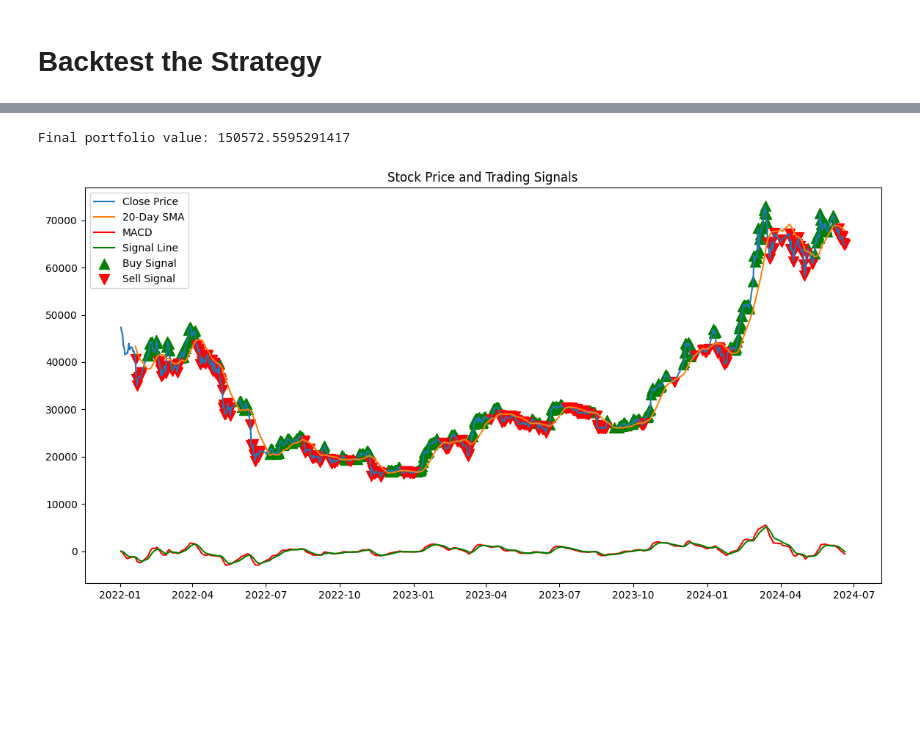
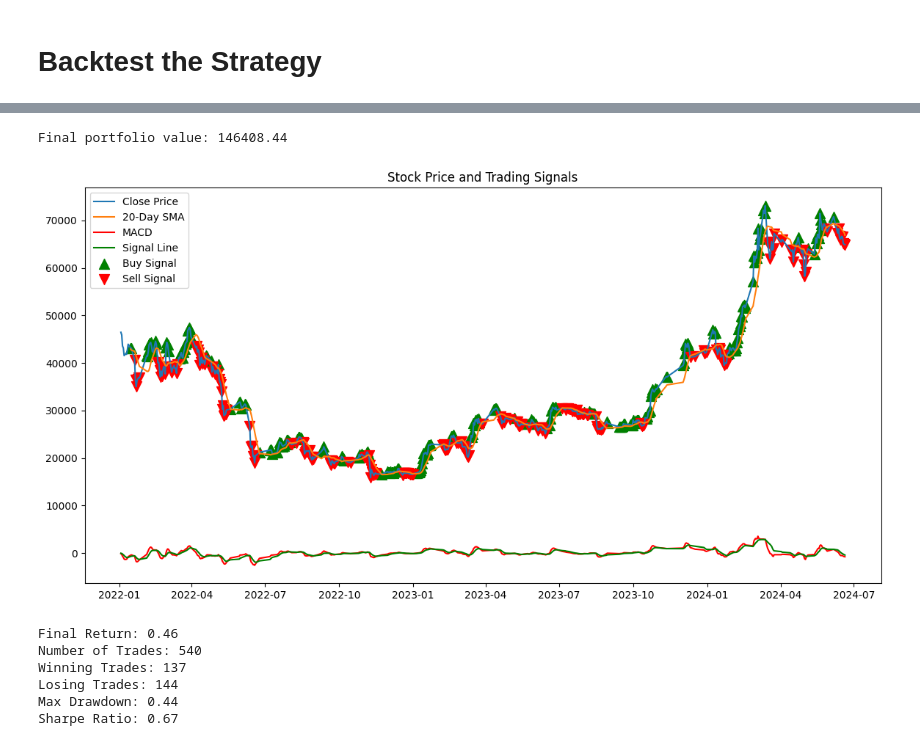
Before and after one commit to MelaCryptoTrading/scalable-backtesting-infrastructure, a Jupyter notebook: notebooks/EDA_SATSUSDT.ipynb, the cells around one changed output, grey strips where cells are left out. Saved outputs shown, nothing was run; the diff lists cells and outputs as text; code cells hidden in the pictures; blank space fills up the shorter version.

```diff
--- a/notebooks/EDA_SATSUSDT.ipynb
+++ b/notebooks/EDA_SATSUSDT.ipynb
@@ -107,13 +107,13 @@ plt.show()
 # Backtesting - Simple Moving Average (SMA)
 # %%
 # Calculate the 20-day Simple Moving Average (SMA)
-df['SMA_20'] = df['Close'].rolling(window=20).mean()
+df['SMA_20'] = df['Close'].rolling(window=12).mean()
 # %% [markdown]
 ## Moving Average Convergence Divergence (MACD)
 # %%
 # Calculate the MACD and Signal Line
-df['EMA_12'] = df['Close'].ewm(span=12, adjust=False).mean()
-df['EMA_26'] = df['Close'].ewm(span=26, adjust=False).mean()
+df['EMA_12'] = df['Close'].ewm(span=6, adjust=False).mean()
+df['EMA_26'] = df['Close'].ewm(span=12, adjust=False).mean()
 df['MACD'] = df['EMA_12'] - df['EMA_26']
 df['Signal_Line'] = df['MACD'].ewm(span=9, adjust=False).mean()
 # %% [markdown]
@@ -136,8 +136,10 @@ df.loc[df['MACD'] < df['Signal_Line'], 'MACD_Signal'] = -1
 # Backtest the Strategy
 # %%
 # Combine signals
-df['Signal'] = 0
 df['Signal'] = df['SMA_Signal'] + df['MACD_Signal']
+
+# Remove rows with zero signals
+df = df[df['Signal'] != 0].copy()
 
 # Remove rows with zero signals
 df = df[df['Signal'] != 0]
@@ -147,6 +149,7 @@ initial_capital = 100000
 capital = initial_capital
 positions = 0
 df['Position'] = 0
+df['Portfolio_Value'] = 0.0
 
 for i in range(len(df)):
     if df['Signal'].iloc[i] == 2 and positions == 0:  # Buy signal
@@ -155,11 +158,12 @@ for i in range(len(df)):
     elif df['Signal'].iloc[i] == -2 and positions > 0:  # Sell signal
         capital = positions * df['Close'].iloc[i]
         positions = 0
-    df['Position'].iloc[i] = positions if positions > 0 else capital
+    df['Position'].iloc[i] = positions
+    df['Portfolio_Value'].iloc[i] = capital + positions * df['Close'].iloc[i]
 
 # Calculate the final portfolio value
 final_portfolio_value = capital + positions * df['Close'].iloc[-1]
-print(f'Final portfolio value: {final_portfolio_value}')
+print(f'Final portfolio value: {final_portfolio_value:.2f}')
 
 # Plotting the strategy
 plt.figure(figsize=(14, 7))
@@ -172,4 +176,57 @@ plt.scatter(df['Date'][df['Signal'] == -2], df[df['Signal'] == -2]['Close'], mar
 plt.title('Stock Price and Trading Signals')
 plt.legend()
 plt.show()
+
+# Calculate the daily returns
+df['Daily_Return'] = df['Close'].pct_change()
+
+# Calculate the strategy returns based on portfolio value changes
+df['Strategy_Return'] = df['Portfolio_Value'].pct_change()
+
+# Fill NaN values
+df.fillna(0, inplace=True)
+
+# Calculate the cumulative returns
+df['Cumulative_Return'] = (1 + df['Daily_Return']).cumprod() - 1
+df['Cumulative_Strategy_Return'] = (1 + df['Strategy_Return']).cumprod() - 1
+
+# Calculate the final return
+final_return = df['Cumulative_Strategy_Return'].iloc[-1]
+print(f'Final Return: {final_return:.2f}')
+
+# Calculate the number of trades
+number_of_trades = df['Signal'].abs().sum() // 2
+print(f'Number of Trades: {number_of_trades}')
+
+# Calculate winning and losing trades
+# Calculate the profits from each trade
+df['Trade_Return'] = df['Strategy_Return'].where(df['Signal'] != 0)
+
+# Separate winning and losing trades
+winning_trades = df['Trade_Return'][df['Trade_Return'] > 0].count()
+losing_trades = df['Trade_Return'][df['Trade_Return'] < 0].count()
+
+print(f'Winning Trades: {winning_trades}')
+print(f'Losing Trades: {losing_trades}')
+
+# Calculate the running maximum of the cumulative return
+df['Cumulative_Max'] = df['Cumulative_Strategy_Return'].cummax()
+
+# Calculate the drawdown
+df['Drawdown'] = df['Cumulative_Max'] - df['Cumulative_Strategy_Return']
+
+# Calculate the maximum drawdown
+max_drawdown = df['Drawdown'].max()
+print(f'Max Drawdown: {max_drawdown:.2f}')
+
+# Calculate the annualized return and standard deviation of returns
+annual_return = df['Strategy_Return'].mean() * 252
+annual_volatility = df['Strategy_Return'].std() * np.sqrt(252)
+
+# Assume a risk-free rate (e.g., 0 for simplicity)
+risk_free_rate = 0
+
+# Calculate the Sharpe ratio
+sharpe_ratio = (annual_return - risk_free_rate) / annual_volatility
+print(f'Sharpe Ratio: {sharpe_ratio:.2f}')
 # %% [output]
@@ -185,2 +241,8 @@ See the caveats in the documentation: https://pandas.pydata.org/pandas-docs/stab
-Final portfolio value: 150572.5595291417
+Final portfolio value: 146408.44
-[figure, old version]
+[figure, new version]
+Final Return: 0.46
+Number of Trades: 540
+Winning Trades: 137
+Losing Trades: 144
+Max Drawdown: 0.44
+Sharpe Ratio: 0.67
```
Also changed, not shown: parts of 2 cells of this notebook, 1 other file.
